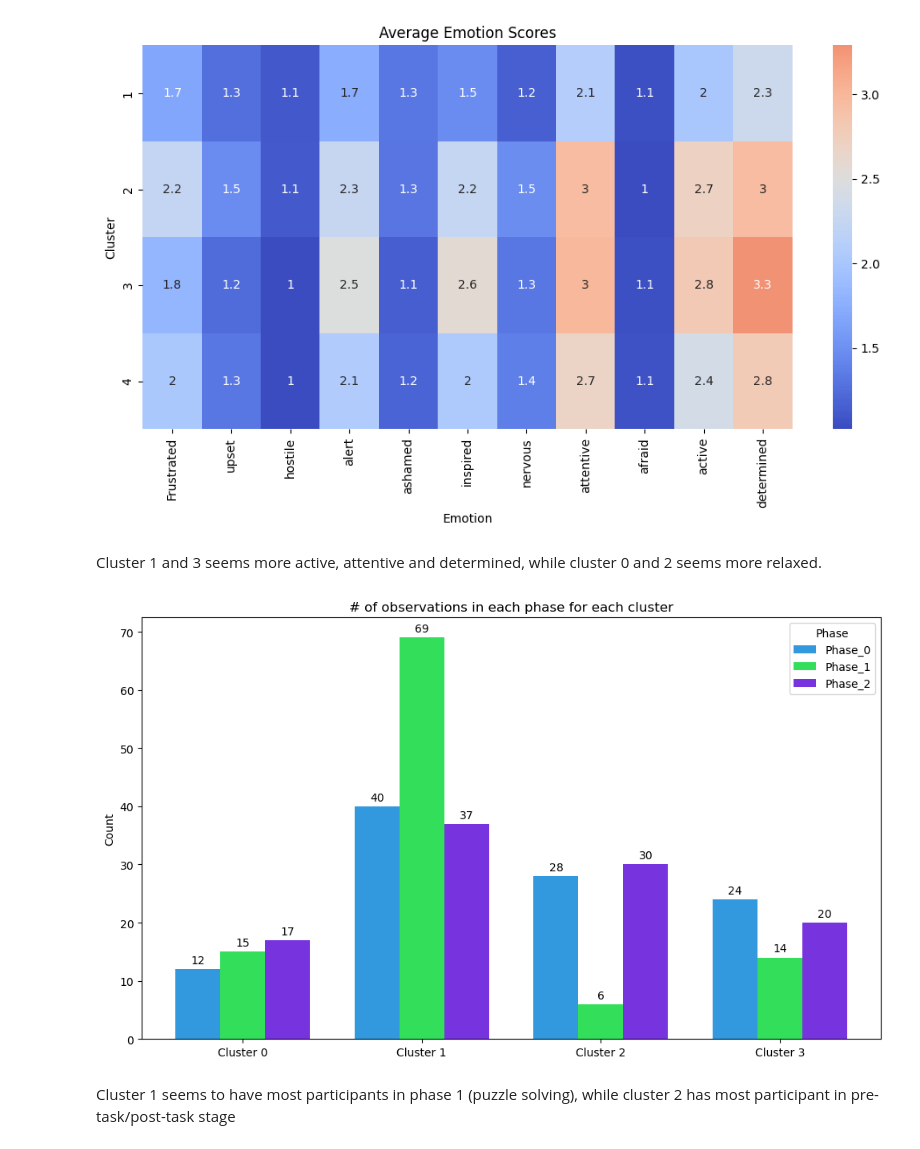
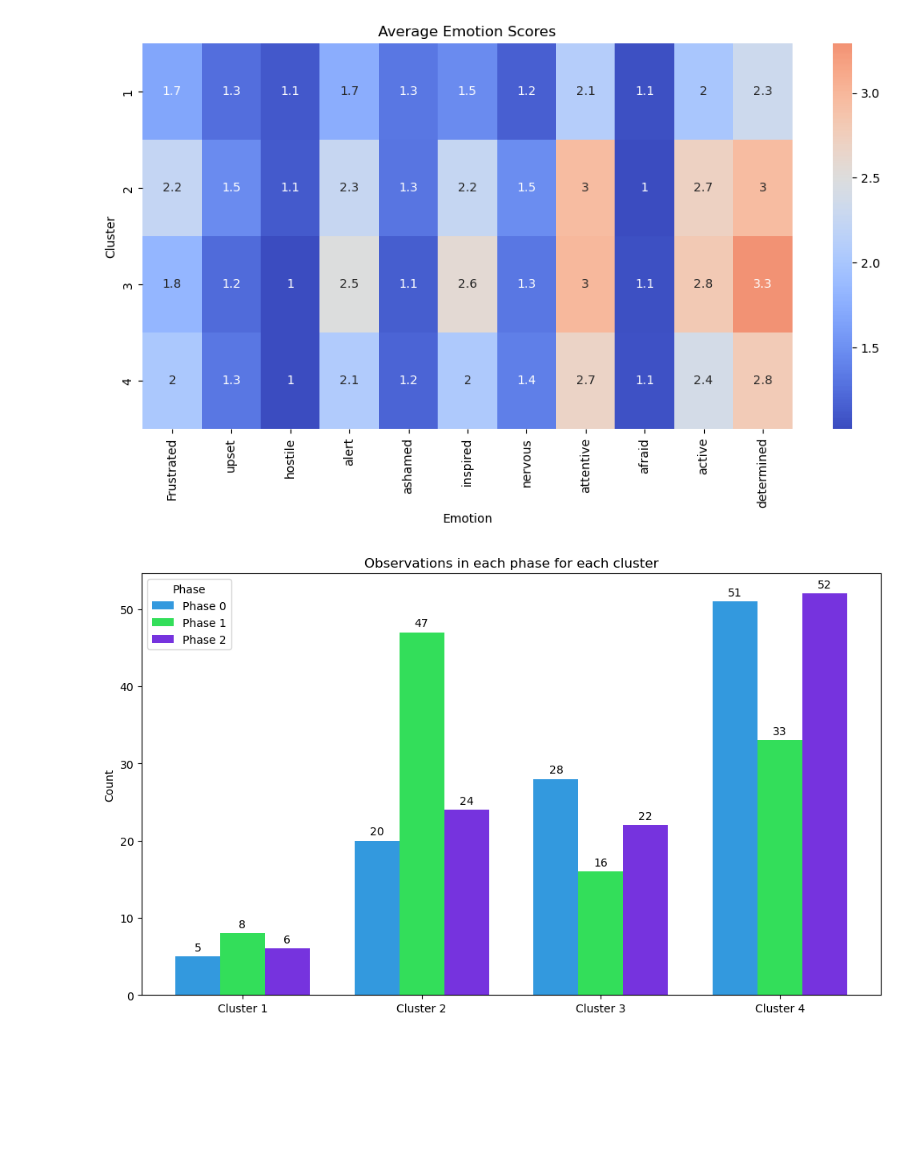
Before and after one commit to hjelp200121/02582Case2, a Jupyter notebook: GMM_analysis.ipynb, the cells around one changed output. Drawn from its saved outputs; the diff is of its cells as text; code cells hidden in the pictures; blank space fills up the shorter version.

Commit message:
Added more plots

```diff
--- a/GMM_analysis.ipynb
+++ b/GMM_analysis.ipynb
@@ -161,37 +158,35 @@ plt.savefig("results/cluster_emotion.pdf")
 plt.show()
 # %% [output]
 [figure]
-# %% [markdown]
-Cluster 1 and 3 seems more active, attentive and determined, while cluster 0 and 2 seems more relaxed.
 # %%
 num_clusters = len(np.unique(gmm_labels))
-phases = ["Phase_0", "Phase_1", "Phase_2"]
+
+phases = [0, 1, 2]  # integer phase labels
 colors = ["#3399de", "#33de5a", "#7633de"]
+phase_labels = ["Phase 0", "Phase 1", "Phase 2"]
 
 counts = []
 for phase in phases:
-    phase_mask = df[phase] == True
+    phase_mask = df["Phase"] == phase
     cluster_counts = df[phase_mask]['gmm_cluster'].value_counts().sort_index()
 
-    complete_counts = [cluster_counts.get(i, 0) for i in range(num_clusters)]
+    complete_counts = [cluster_counts.get(i+1, 0) for i in range(num_clusters)]
     counts.append(complete_counts)
 
 tick_space = np.arange(num_clusters)
 width = 0.25
 
 fig, ax = plt.subplots(figsize=(10, 6))
 for i, phase_count in enumerate(counts):
     offset = width * i
-    rects = ax.bar(tick_space + offset, phase_count, width, label=phases[i], color=colors[i])
+    rects = ax.bar(tick_space + offset, phase_count, width, label=phase_labels[i], color=colors[i])
     ax.bar_label(rects, padding=3)
 
-ax.set_xticks(tick_space + width, [f"Cluster {i}" for i in range(num_clusters)])
+ax.set_xticks(tick_space + width, [f"Cluster {i+1}" for i in range(num_clusters)])
 ax.set_ylabel("Count")
-ax.set_title("# of observations in each phase for each cluster")
+ax.set_title("Observations in each phase for each cluster")
 ax.legend(title="Phase")
 plt.tight_layout()
 plt.show()
 # %% [output]
-[figure, old version]
+[figure, new version]
-# %% [markdown]
-Cluster 1 seems to have most participants in phase 1 (puzzle solving), while cluster 2 has most participant in pre-task/post-task stage
```
Also changed, not shown: parts of 33 cells of this notebook.
